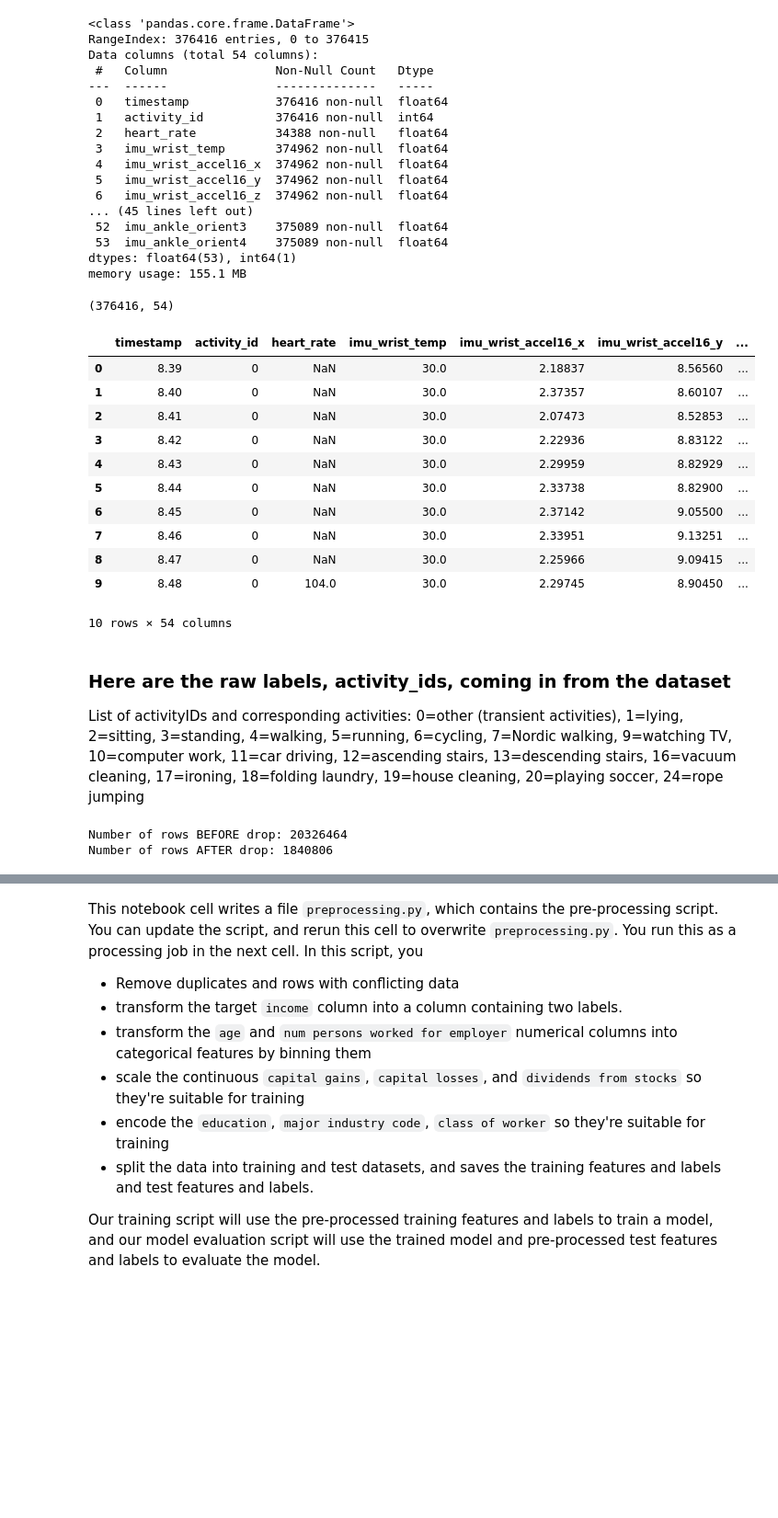
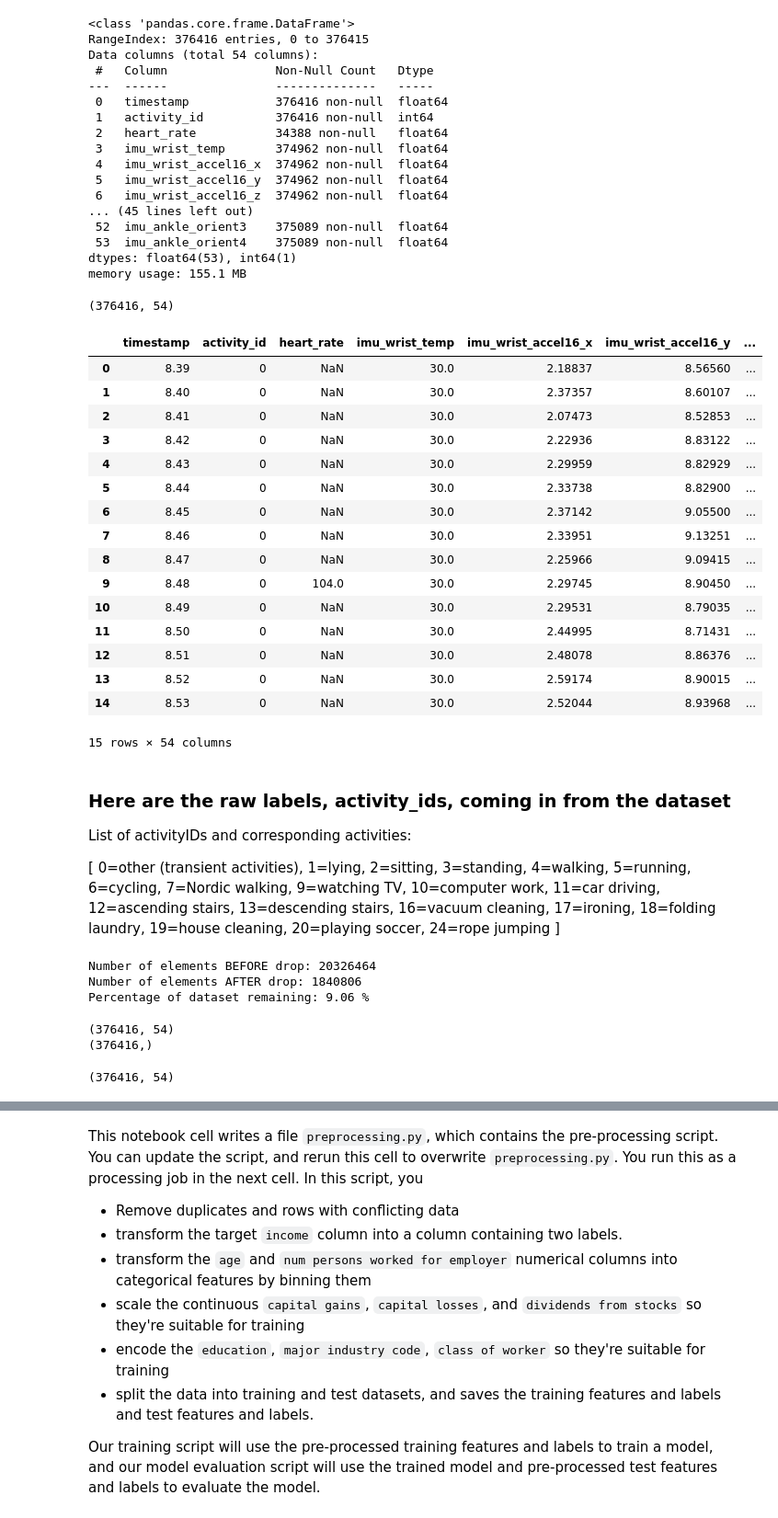
Before and after one commit to pmhargis-aws/aws-sagemaker-octank, a Jupyter notebook: OctankFitness_scikit_learn_processing.ipynb, the cells around one changed output, grey strips where cells are left out. Shown at 92% size. Saved outputs shown, nothing was run; the diff lists cells and outputs as text; code cells hidden in the pictures; blank space fills up the shorter version.

```diff
--- a/OctankFitness_scikit_learn_processing.ipynb
+++ b/OctankFitness_scikit_learn_processing.ipynb
@@ -104,27 +104,36 @@ Data columns (total 54 columns):
  53  imu_ankle_orient4    375089 non-null  float64
 dtypes: float64(53), int64(1)
 memory usage: 155.1 MB
-# %%
-print(df.shape)
-df.head(n=10)
-# %% [output]
-(376416, 54)
-|  | timestamp | activity_id | heart_rate | imu_wrist_temp | imu_wrist_accel16_x | imu_wrist_accel16_y | ... |
-| 0 | 8.39 | 0 | NaN | 30.0 | 2.18837 | 8.56560 | ... |
-| 1 | 8.40 | 0 | NaN | 30.0 | 2.37357 | 8.60107 | ... |
-| 2 | 8.41 | 0 | NaN | 30.0 | 2.07473 | 8.52853 | ... |
-| 3 | 8.42 | 0 | NaN | 30.0 | 2.22936 | 8.83122 | ... |
-| 4 | 8.43 | 0 | NaN | 30.0 | 2.29959 | 8.82929 | ... |
-| 5 | 8.44 | 0 | NaN | 30.0 | 2.33738 | 8.82900 | ... |
-| 6 | 8.45 | 0 | NaN | 30.0 | 2.37142 | 9.05500 | ... |
-| 7 | 8.46 | 0 | NaN | 30.0 | 2.33951 | 9.13251 | ... |
-| 8 | 8.47 | 0 | NaN | 30.0 | 2.25966 | 9.09415 | ... |
-| 9 | 8.48 | 0 | 104.0 | 30.0 | 2.29745 | 8.90450 | ... |
-10 rows × 54 columns
+# %%
+# Viewing first few rows of data, we see that 'heart_rate' column is sparse with lots of NaN
+# this is expected since the HR sensor collects data at 9Hz vs. 100Hz for the other metrics
+print(df.shape)
+df.head(n=15)
+# %% [output]
+(376416, 54)
+|  | timestamp | activity_id | heart_rate | imu_wrist_temp | imu_wrist_accel16_x | imu_wrist_accel16_y | ... |
+| 0 | 8.39 | 0 | NaN | 30.0 | 2.18837 | 8.56560 | ... |
+| 1 | 8.40 | 0 | NaN | 30.0 | 2.37357 | 8.60107 | ... |
+| 2 | 8.41 | 0 | NaN | 30.0 | 2.07473 | 8.52853 | ... |
+| 3 | 8.42 | 0 | NaN | 30.0 | 2.22936 | 8.83122 | ... |
+| 4 | 8.43 | 0 | NaN | 30.0 | 2.29959 | 8.82929 | ... |
+| 5 | 8.44 | 0 | NaN | 30.0 | 2.33738 | 8.82900 | ... |
+| 6 | 8.45 | 0 | NaN | 30.0 | 2.37142 | 9.05500 | ... |
+| 7 | 8.46 | 0 | NaN | 30.0 | 2.33951 | 9.13251 | ... |
+| 8 | 8.47 | 0 | NaN | 30.0 | 2.25966 | 9.09415 | ... |
+| 9 | 8.48 | 0 | 104.0 | 30.0 | 2.29745 | 8.90450 | ... |
+| 10 | 8.49 | 0 | NaN | 30.0 | 2.29531 | 8.79035 | ... |
+| 11 | 8.50 | 0 | NaN | 30.0 | 2.44995 | 8.71431 | ... |
+| 12 | 8.51 | 0 | NaN | 30.0 | 2.48078 | 8.86376 | ... |
+| 13 | 8.52 | 0 | NaN | 30.0 | 2.59174 | 8.90015 | ... |
+| 14 | 8.53 | 0 | NaN | 30.0 | 2.52044 | 8.93968 | ... |
+15 rows × 54 columns
 # %% [markdown]
 ### Here are the raw labels, activity_ids, coming in from the dataset
 
 List of activityIDs and corresponding activities:
+
+[
 0=other (transient activities),
 1=lying,
 2=sitting,
@@ -144,12 +153,15 @@ List of activityIDs and corresponding activities:
 19=house cleaning,
 20=playing soccer,
 24=rope jumping
+]
 # %%
 # Note: unless we impute the heart_rate data, we will lose most of our dataset to 'NaN' dropping
-print('Number of rows BEFORE drop: {}'.format(df.size))
-df.dropna(inplace=True)
-# df.drop_duplicates(inplace=True)
-print('Number of rows AFTER drop: {}'.format(df.size))
+print('Number of elements BEFORE drop: {}'.format(df.size))
+
+df_drop_remaining = df.dropna(inplace=False)
+print('Number of elements AFTER drop: {}'.format(df_drop_remaining.size))
+print('Percentage of dataset remaining: {:.2f} %'.format(100*(df_drop_remaining.size/df.size)))
 # %% [output]
-Number of rows BEFORE drop: 20326464
-Number of rows AFTER drop: 1840806
+Number of elements BEFORE drop: 20326464
+Number of elements AFTER drop: 1840806
+Percentage of dataset remaining: 9.06 %
@@ -155,0 +177,12 @@ Number of rows AFTER drop: 1840806
+# %%
+# shapes
+print(df.shape)
+print(df_heart_rate_column.shape)
+# %% [output]
+(376416, 54)
+(376416,)
+# %%
+# Now, 'heart_rate' column added back to data frame with backfilled data
+print(df.shape)
+# %% [output]
+(376416, 54)
```
Also changed, not shown: parts of 30 cells of this notebook.
